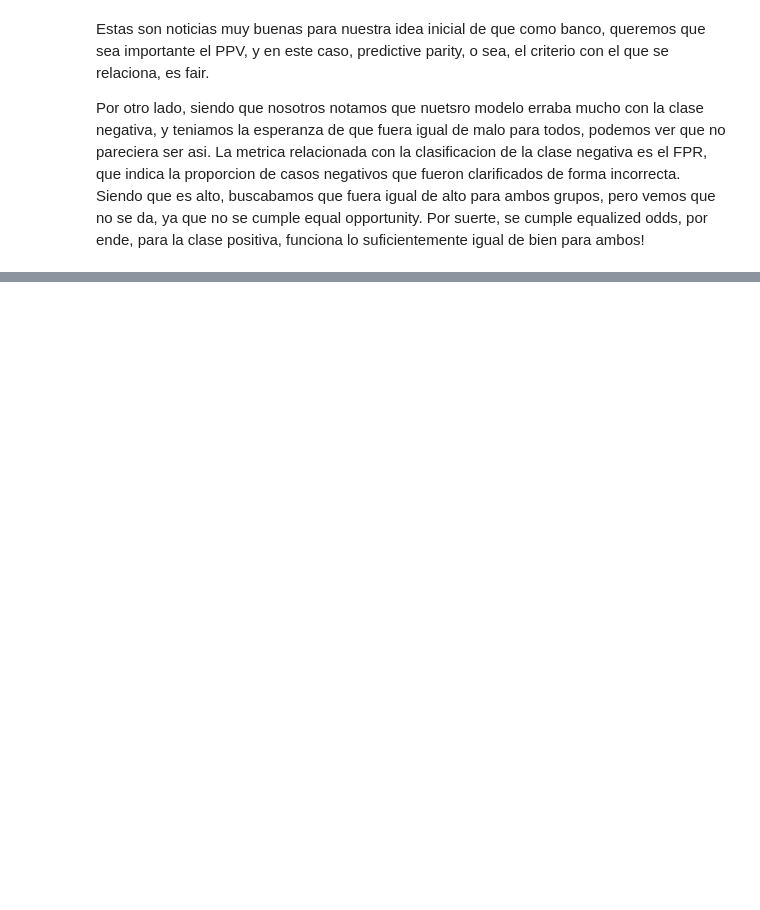
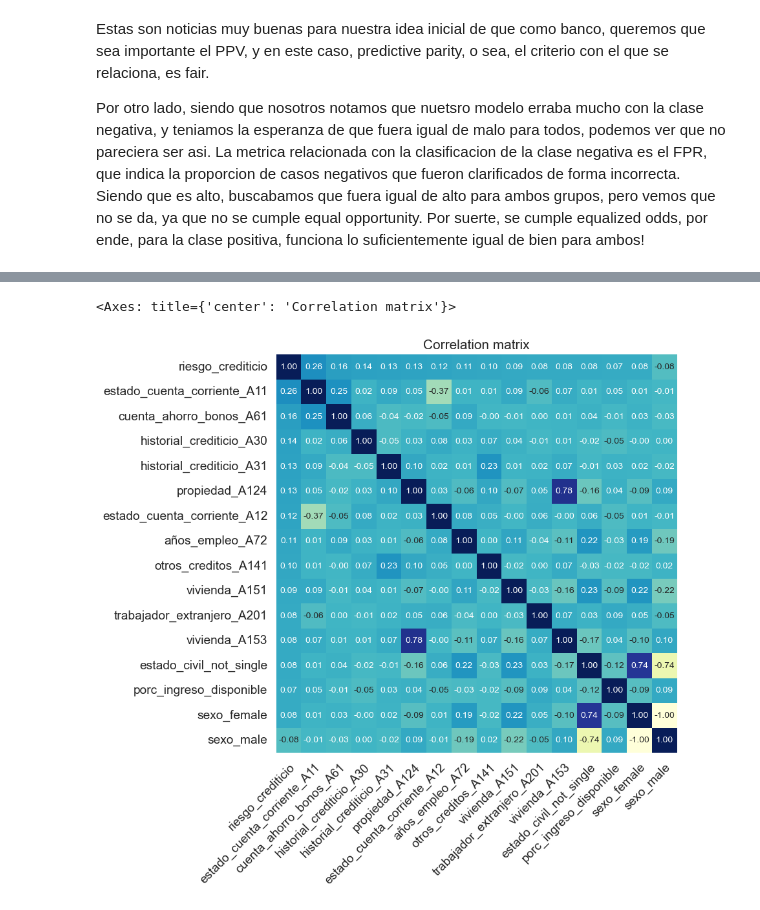
Before and after one commit to ezemartlopez/TP-Integrador-Equidad-en-Aprendizaje-Autom-tico, a Jupyter notebook: 01_Conjunto_datos.ipynb, the cells around one changed output, grey strips where cells are left out. Cells and saved outputs as stored; diff of their text form; code cells hidden in the pictures; blank space fills up the shorter version.

```diff
--- a/01_Conjunto_datos.ipynb
+++ b/01_Conjunto_datos.ipynb
@@ -1151,0 +1254,22 @@ Por otro lado, siendo que nosotros notamos que nuetsro modelo erraba mucho con l
+# %%
+correlation_matrix_plot(features_encoded, features = ['porc_ingreso_disponible', 'residencia_actual_anios', 'edad',
+       'num_creditos_banco', 'num_personas_a_cargo',
+       'estado_cuenta_corriente_A11', 'estado_cuenta_corriente_A12',
+       'estado_cuenta_corriente_A13', 'estado_cuenta_corriente_A14',
+       'historial_crediticio_A30', 'historial_crediticio_A31',
+       'historial_crediticio_A32', 'historial_crediticio_A33',
+       'historial_crediticio_A34', 'cuenta_ahorro_bonos_A61',
+       'cuenta_ahorro_bonos_A62', 'cuenta_ahorro_bonos_A63',
+       'cuenta_ahorro_bonos_A64', 'cuenta_ahorro_bonos_A65', 'años_empleo_A71',
+       'años_empleo_A72', 'años_empleo_A73', 'años_empleo_A74',
+       'años_empleo_A75', 'propiedad_A121', 'propiedad_A122', 'propiedad_A123',
+       'propiedad_A124', 'otros_creditos_A141', 'otros_creditos_A142',
+       'otros_creditos_A143', 'vivienda_A151', 'vivienda_A152',
+       'vivienda_A153', 'ocupacion_A171', 'ocupacion_A172', 'ocupacion_A173',
+       'ocupacion_A174', 'telefono_A191', 'telefono_A192',
+       'trabajador_extranjero_A201', 'trabajador_extranjero_A202',
+       'estado_civil_not_single', 'estado_civil_single'], fixed_features=['sexo_female',
+       'sexo_male'], target_feature='riesgo_crediticio',  size=(8, 8), n_features=15)
+# %% [output]
+<Axes: title={'center': 'Correlation matrix'}>
+[figure, added]
```
Also changed, not shown: parts of 21 cells of this notebook.
